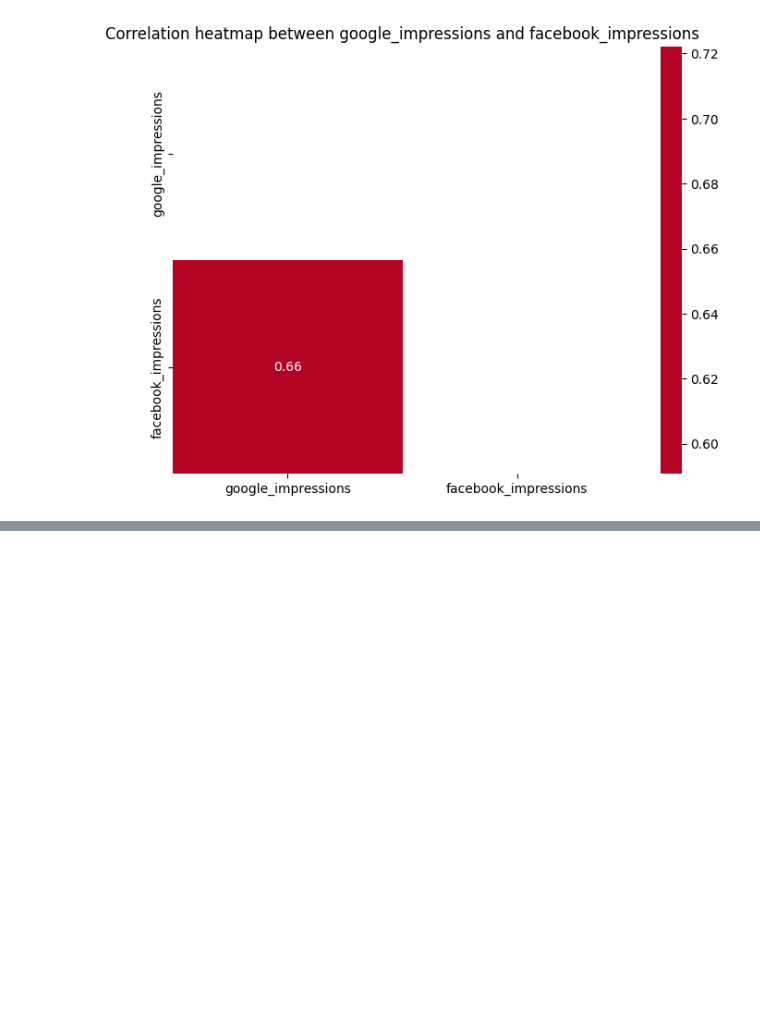
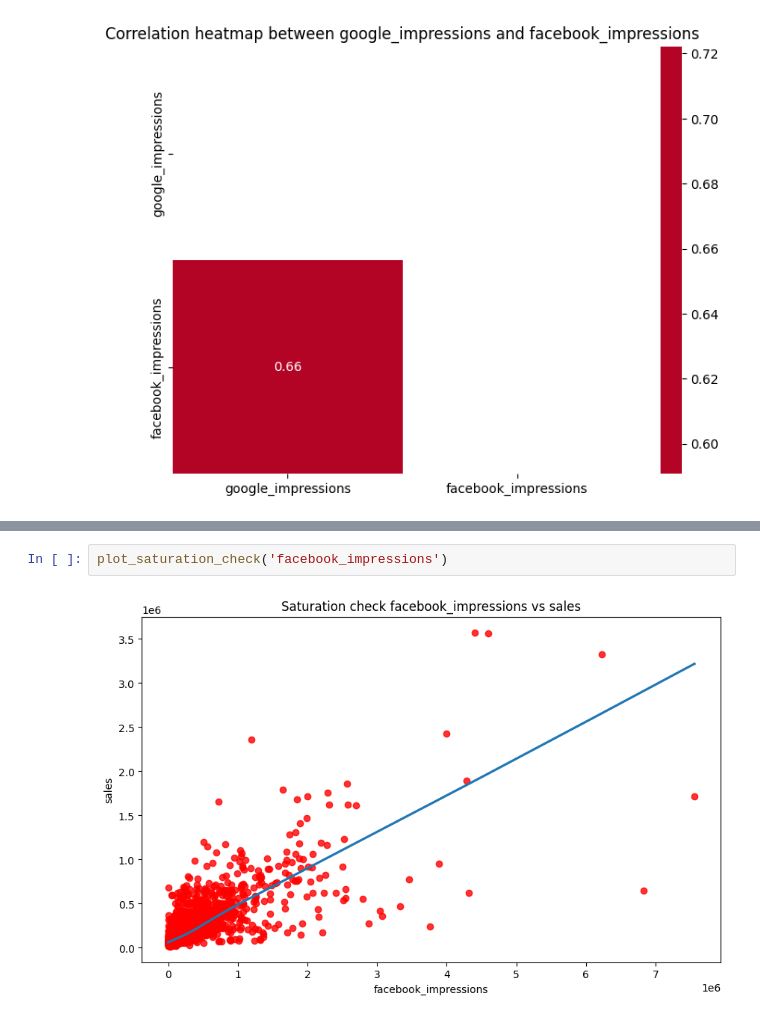
Before and after one commit to N-anle/Marketing-Mix-Modelling, a Jupyter notebook: notebooks/notebook.ipynb, the cells around one changed output, grey strips where cells are left out. Cells and saved outputs as stored; diff of their text form; blank space fills up the shorter version.

```diff
--- a/notebooks/notebook.ipynb
+++ b/notebooks/notebook.ipynb
@@ -312,0 +330,4 @@ correlation_heatmap('google_impressions', 'facebook_impressions')
+# %%
+plot_saturation_check('facebook_impressions')
+# %% [output]
+[figure, added]
```
Also changed, not shown: parts of 13 cells of this notebook.
